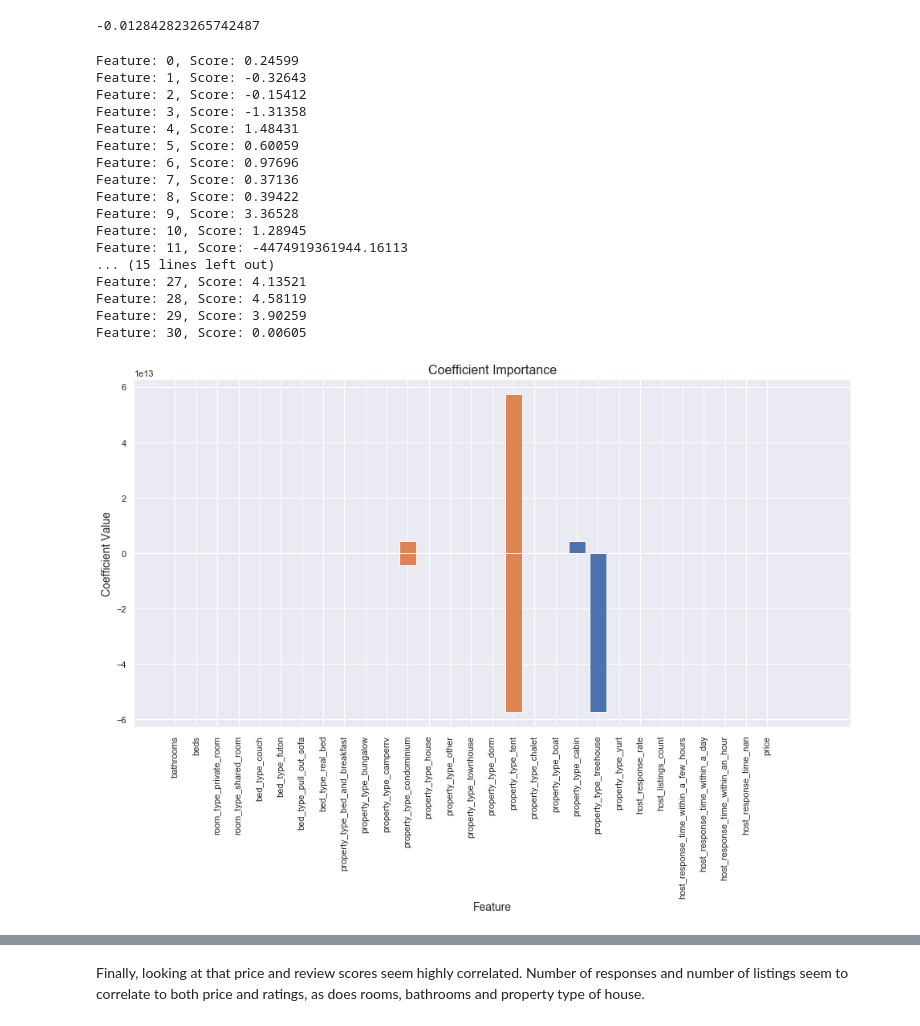
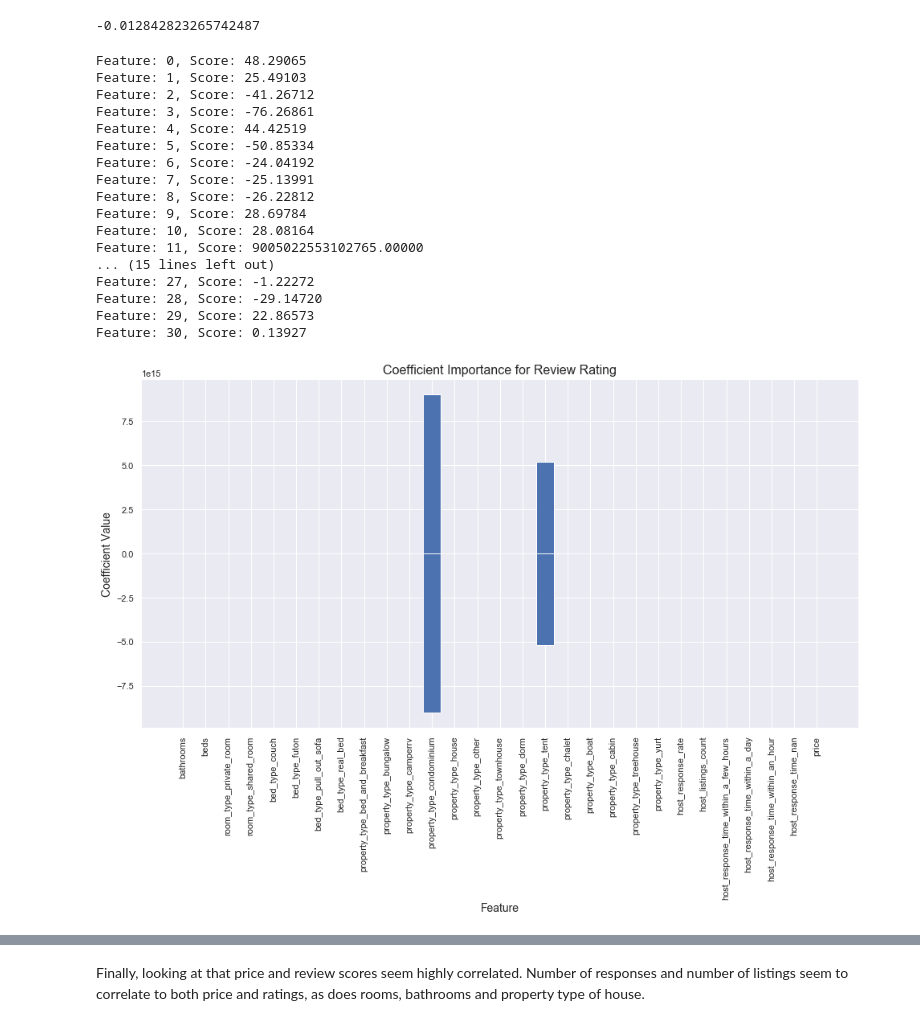
Before and after one commit to cherrde/data-scientist-project-1, a Jupyter notebook: data-scientist-project-1.ipynb, the cells around one changed output, grey strips where cells are left out. Cells and saved outputs as stored; diff of their text form; code cells hidden in the pictures.

```diff
--- a/data-scientist-project-1.ipynb
+++ b/data-scientist-project-1.ipynb
@@ -738,37 +736,35 @@ print(r2_score(y_test, y_test_preds))
 # %%
 importance = lm_model.coef_
 for i, v in enumerate(importance):
     print('Feature: %0d, Score: %.5f' % (i,v))
-plt.bar([x for x in range(len(importance))], importance)
-plt.show
 
 coeffs = pd.DataFrame({"Feature":X_train.columns.tolist(),"FeatureImportance":lm_model.coef_})
 plt.bar(coeffs.Feature, coeffs.FeatureImportance)
 plt.xticks(rotation=90)
 ax4 = plt.subplot()
-plt.title('Coefficient Importance', fontsize=16)
+plt.title('Coefficient Importance for Review Rating', fontsize=16)
 ax4.set_xlabel('Feature', fontsize=14)
 ax4.set_ylabel('Coefficient Value', fontsize=14)
 plt.show;
 # %% [output]
-Feature: 0, Score: 0.24599
-Feature: 1, Score: -0.32643
-Feature: 2, Score: -0.15412
-Feature: 3, Score: -1.31358
-Feature: 4, Score: 1.48431
-Feature: 5, Score: 0.60059
-Feature: 6, Score: 0.97696
-Feature: 7, Score: 0.37136
-Feature: 8, Score: 0.39422
-Feature: 9, Score: 3.36528
-Feature: 10, Score: 1.28945
-Feature: 11, Score: -4474919361944.16113
+Feature: 0, Score: 48.29065
+Feature: 1, Score: 25.49103
+Feature: 2, Score: -41.26712
+Feature: 3, Score: -76.26861
+Feature: 4, Score: 44.42519
+Feature: 5, Score: -50.85334
+Feature: 6, Score: -24.04192
+Feature: 7, Score: -25.13991
+Feature: 8, Score: -26.22812
+Feature: 9, Score: 28.69784
+Feature: 10, Score: 28.08164
+Feature: 11, Score: 9005022553102765.00000
 ... (15 lines left out)
-Feature: 27, Score: 4.13521
-Feature: 28, Score: 4.58119
-Feature: 29, Score: 3.90259
-Feature: 30, Score: 0.00605
+Feature: 27, Score: -1.22272
+Feature: 28, Score: -29.14720
+Feature: 29, Score: 22.86573
+Feature: 30, Score: 0.13927
-[figure, old version]
+[figure, new version]
 # %%
 dtc_model = DecisionTreeRegressor()
 dtc_model.fit(X_train, y_train)
```
Also changed, not shown: parts of 11 cells of this notebook, 2 other files.
